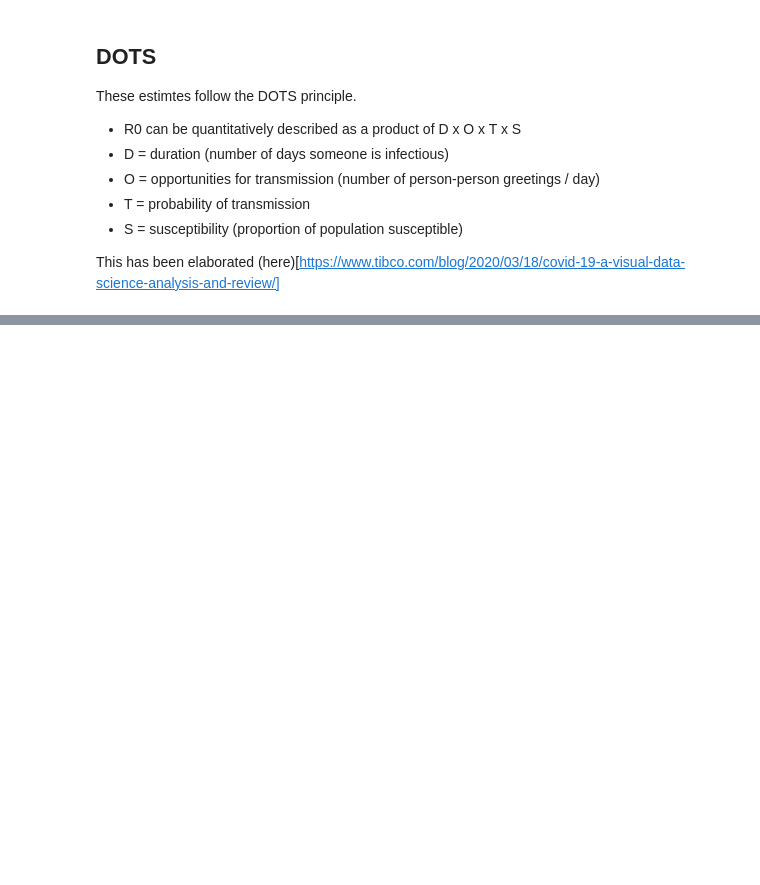
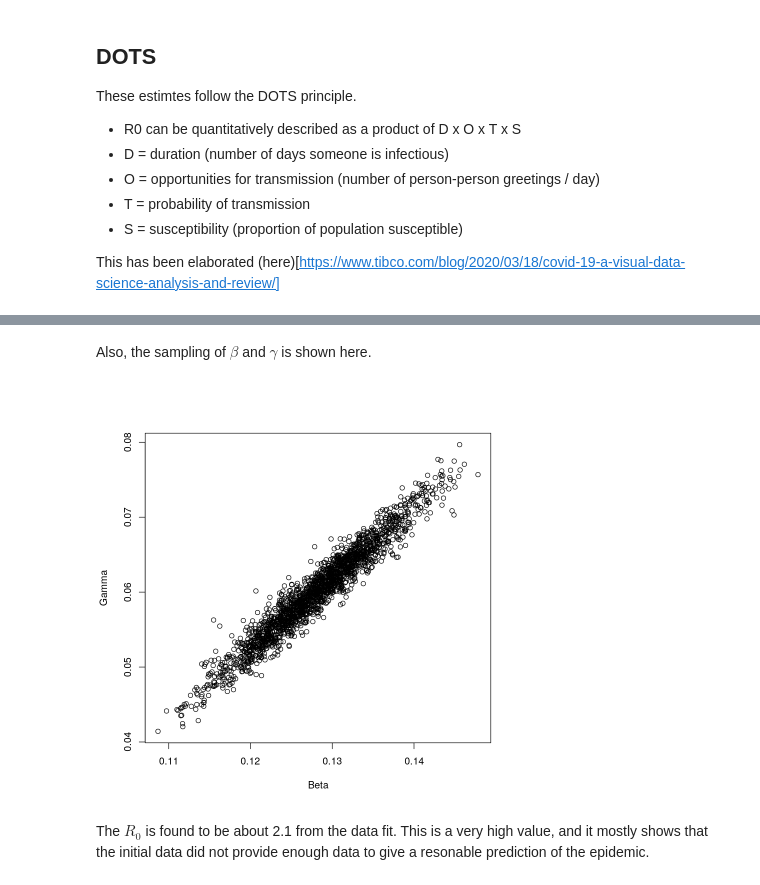
Before and after one commit to OnkelA945/vira, a Jupyter notebook: modelSIR.ipynb, the cells around one changed output, grey strips where cells are left out. Saved outputs shown, nothing was run; the diff lists cells and outputs as text; code cells hidden in the pictures; blank space fills up the shorter version.

```diff
--- a/modelSIR.ipynb
+++ b/modelSIR.ipynb
@@ -256,0 +278,8 @@ The $R_0$ is found to be about 3.
+# %% [markdown]
+Also, the sampling of $\beta$ and $\gamma$ is shown here.
+# %%
+plot(posts$theta[,1],posts$theta[,2],xlab="Beta", ylab="Gamma")
+# %% [output]
+[figure, added]
+# %% [markdown]
+The $R_0$ is found to be about 2.1 from the data fit. This is a very high value, and it mostly shows that the initial data did not provide enough data to give a resonable prediction of the epidemic.
```
Also changed, not shown: parts of 52 cells of this notebook.
